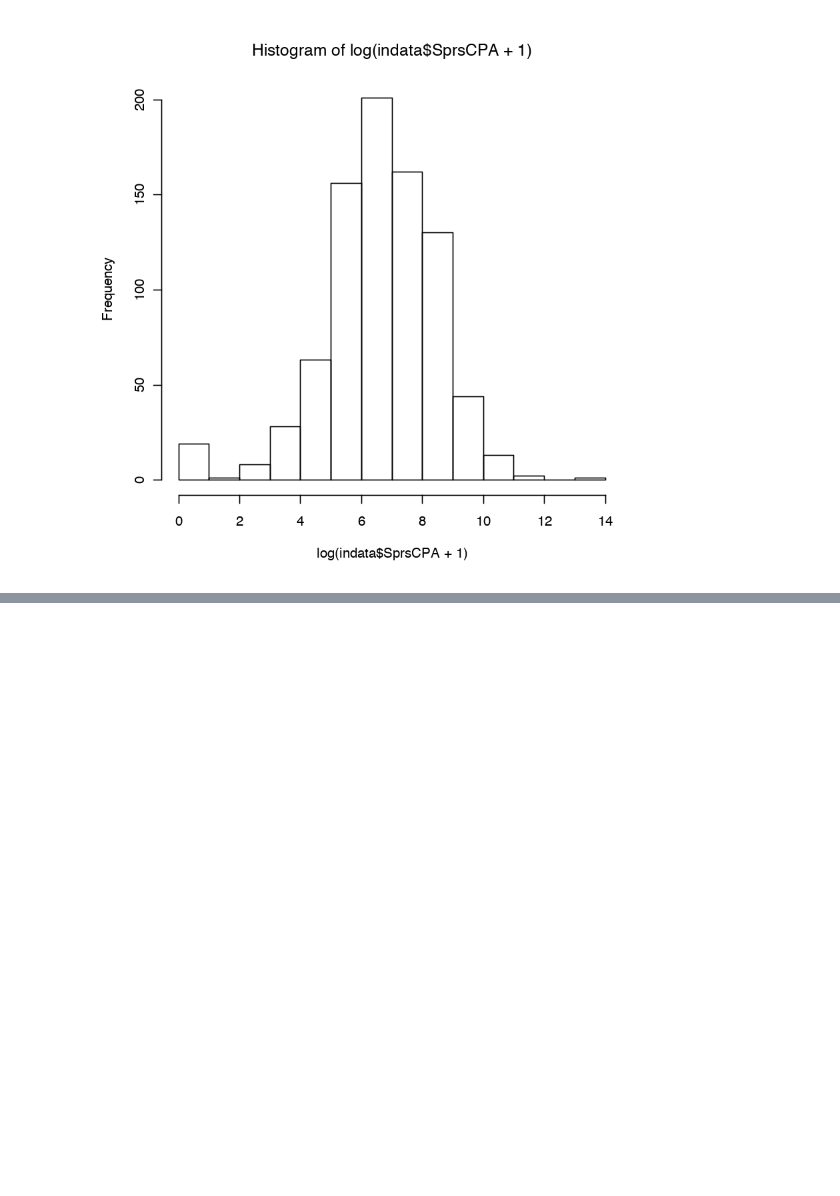
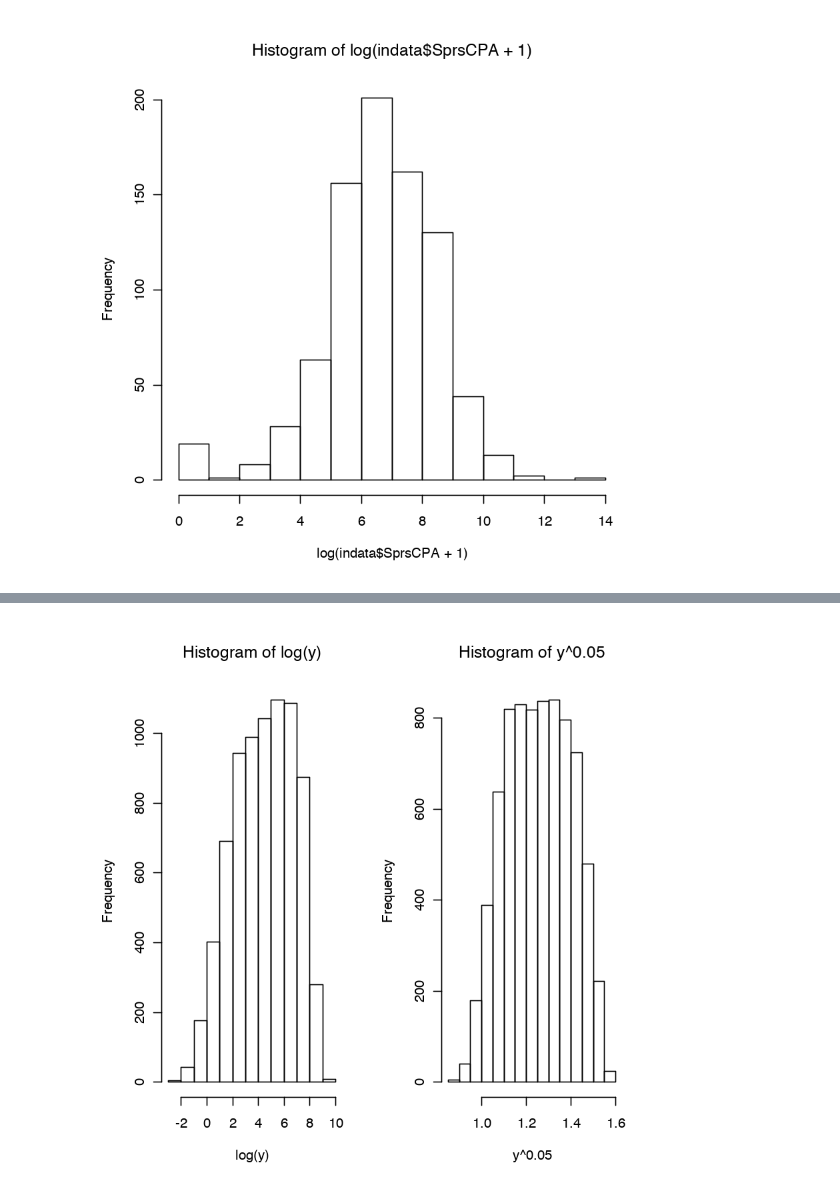
Before and after one commit to dongmeic/suppression, a Jupyter notebook: R/mpb10km_data_cleaning.ipynb, the cells around one changed output, grey strips where cells are left out. Cells and saved outputs as stored; diff of their text form; code cells hidden in the pictures; blank space fills up the shorter version.

```diff
--- a/R/mpb10km_data_cleaning.ipynb
+++ b/R/mpb10km_data_cleaning.ipynb
@@ -172,0 +200,6 @@ write.csv(indata, sprintf('%s/mpb10km_data_wo_FIA.csv', DATA), row.names=FALSE)
+# %%
+par(mfrow=c(1, 2))
+hist(log(y))
+hist(y ^ 0.05)
+# %% [output]
+[figure, added]
```
Also changed, not shown: parts of 9 cells of this notebook, 3 other files.
